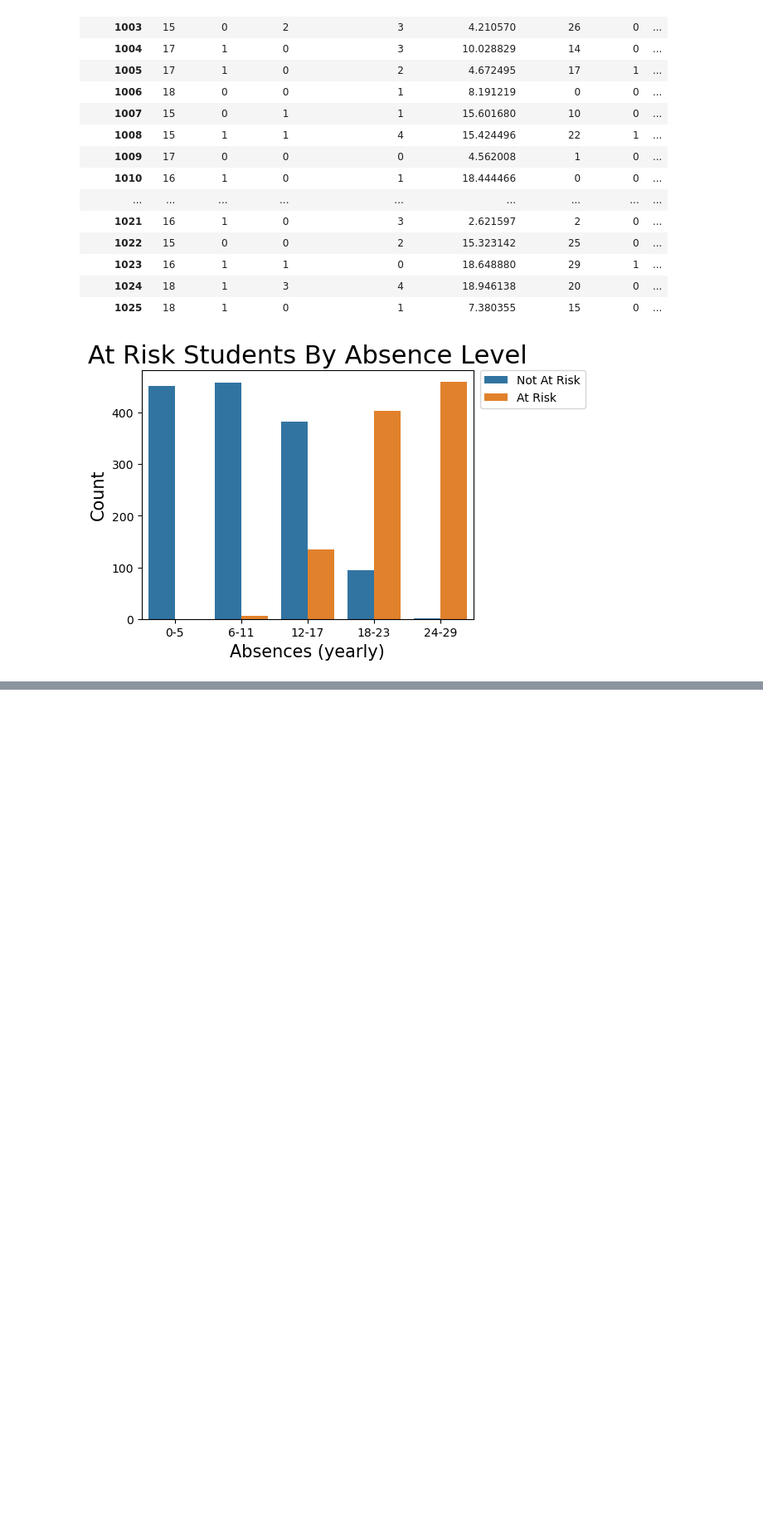
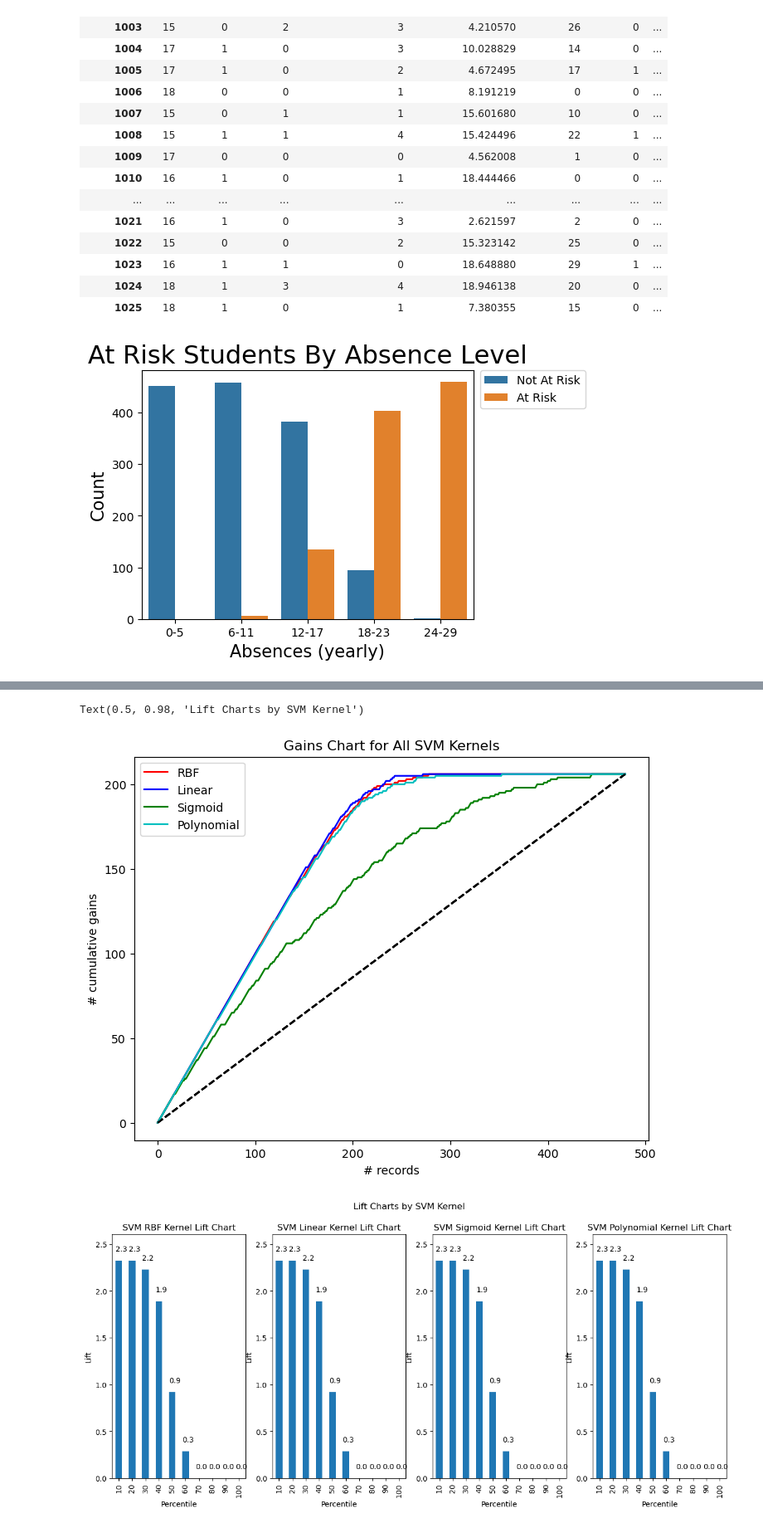
Before and after one commit to kmattingly8/ANA500.v2, a Jupyter notebook: ANA500 Project.ipynb, the cells around one changed output, grey strips where cells are left out. Shown: that part at 83% size. Drawn from its saved outputs; the diff is of its cells as text; code cells hidden in the pictures; blank space fills up the shorter version.

```diff
--- a/ANA500 Project.ipynb
+++ b/ANA500 Project.ipynb
@@ -625,0 +947,9 @@ ax.set_xticklabels(level, rotation=0);
+# %%
+# SVM - Sigmoid Kernel
+svm_sigmoid_model = svm.SVC(kernel = "sigmoid", random_state = 88, probability = True)
+svm_sigmoid_model.fit(x_train_scaled, y_train)
+
+print("Sigmoid SVM Training Set")
+classificationSummary(y_train, svm_sigmoid_model.predict(x_train_scaled))
+print("\nSigmoid SVM Testing Set")
+classificationSummary(y_test, svm_sigmoid_model.predict(x_test_scaled))
@@ -625,0 +972,9 @@ ax.set_xticklabels(level, rotation=0);
+# %%
+# SVM - Poly Kernel
+svm_poly_model = svm.SVC(kernel = "poly", random_state = 88, probability = True)
+svm_poly_model.fit(x_train_scaled, y_train)
+
+print("Polynomial SVM Training Set")
+classificationSummary(y_train, svm_poly_model.predict(x_train_scaled))
+print("\nPolynomial SVM Testing Set")
+classificationSummary(y_test, svm_poly_model.predict(x_test_scaled))
@@ -625,0 +1039,25 @@ ax.set_xticklabels(level, rotation=0);
+# %%
+# Gains Chart for all SVM Models
+
+fig, ax = plt.subplots(figsize = (8,6))
+gainsChart(svmrbf_results["Actual"], label = "RBF", color = "r", ax = ax)
+gainsChart(svmlin_results["Actual"], label = "Linear", color = "b", ax = ax)
+gainsChart(svmsig_results["Actual"], label = "Sigmoid", color = "g", ax = ax)
+gainsChart(svmpoly_results["Actual"], label = "Polynomial", color = "c", ax = ax)
+plt.legend()
+plt.title("Gains Chart for All SVM Kernels")
+
+# Lift Charts
+fig, axes = plt.subplots(
+nrows = 1,
+ncols = 4,
+figsize = (15,6))
+liftChart(svmrbf_results["Actual"], title = "SVM RBF Kernel Lift Chart", ax = axes[0])
+liftChart(svmrbf_results["Actual"], title = "SVM Linear Kernel Lift Chart", ax = axes[1])
+liftChart(svmrbf_results["Actual"], title = "SVM Sigmoid Kernel Lift Chart", ax = axes[2])
+liftChart(svmrbf_results["Actual"], title = "SVM Polynomial Kernel Lift Chart", ax = axes[3])
+fig.suptitle("Lift Charts by SVM Kernel")
+# %% [output]
+Text(0.5, 0.98, 'Lift Charts by SVM Kernel')
+[figure, added]
+[figure, added]
```
Also changed, not shown: parts of 23 cells of this notebook.
